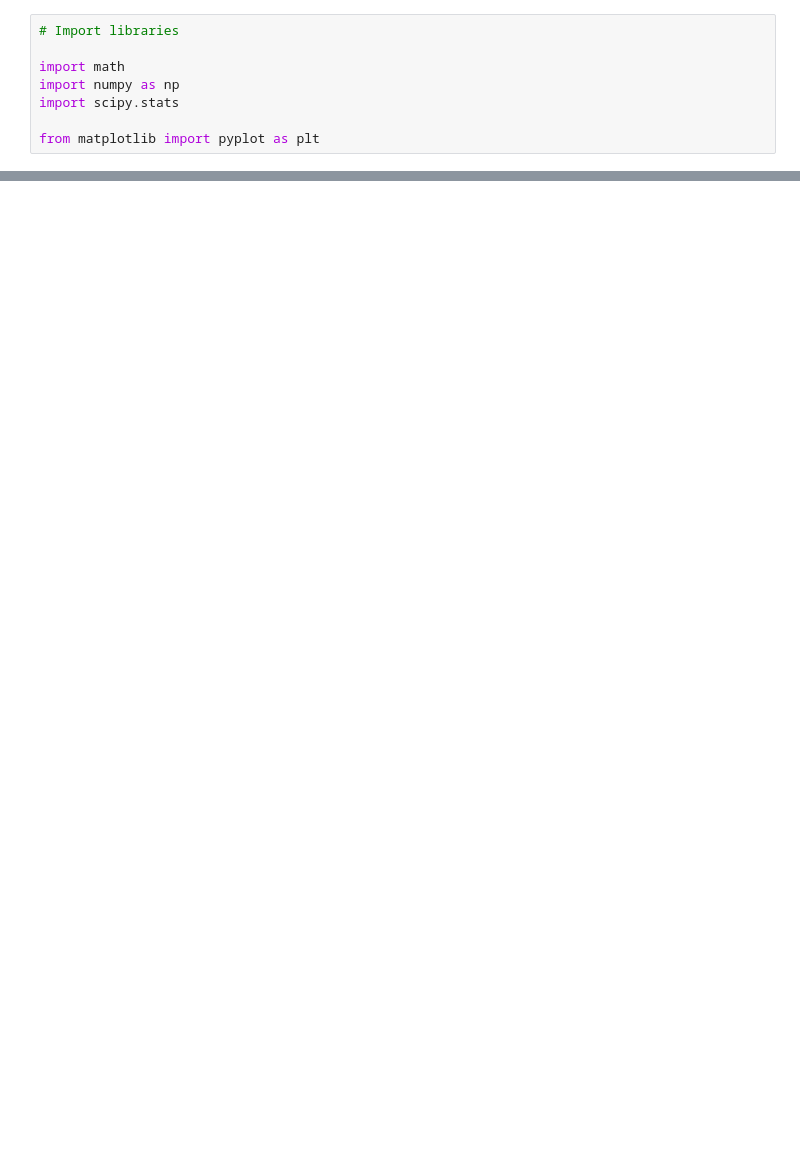
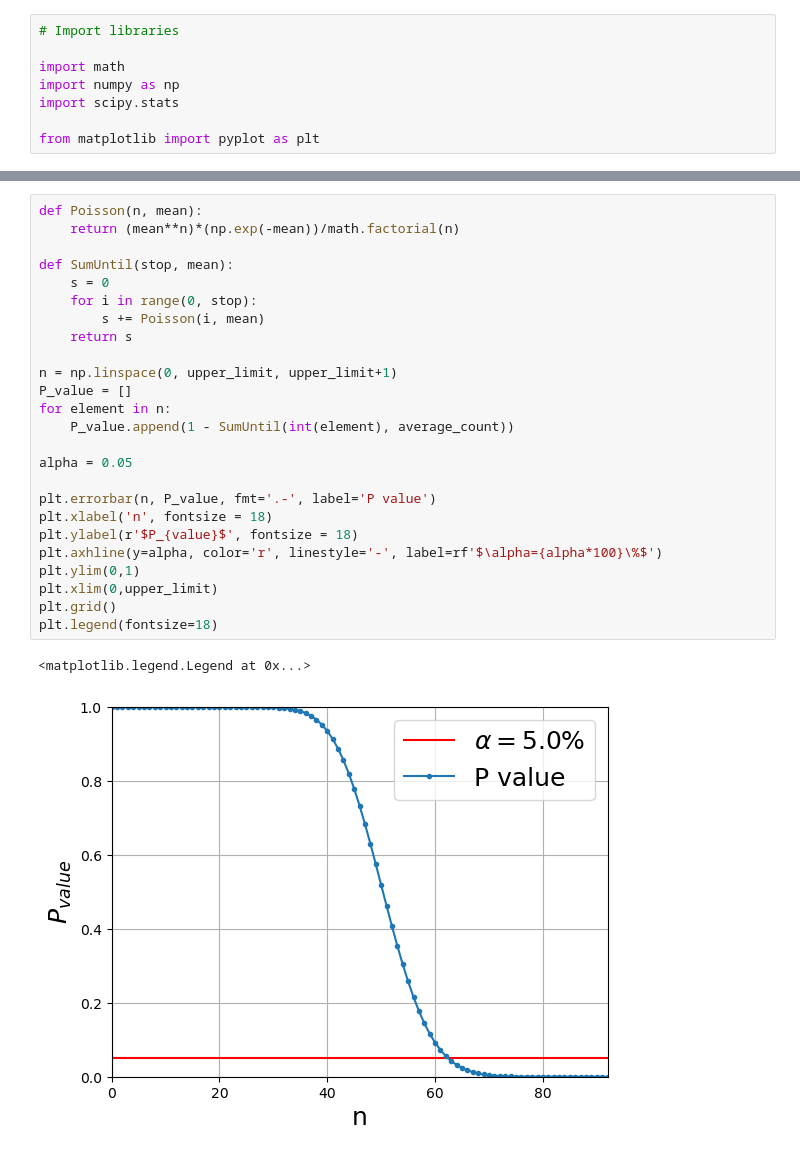
Before and after one commit to frassix/GLACIER_muon_telescope, a Jupyter notebook: simulation/signal_noise_ratio.ipynb, the cells around one changed output, grey strips where cells are left out. Drawn from its saved outputs; the diff is of its cells as text; blank space fills up the shorter version.

```diff
--- a/simulation/signal_noise_ratio.ipynb
+++ b/simulation/signal_noise_ratio.ipynb
@@ -39,0 +43,28 @@ Probability of finding count >= 150.0: 1.88e-06
+# %%
+def Poisson(n, mean):
+    return (mean**n)*(np.exp(-mean))/math.factorial(n)
+
+def SumUntil(stop, mean):
+    s = 0
+    for i in range(0, stop):
+        s += Poisson(i, mean)
+    return s
+
+n = np.linspace(0, upper_limit, upper_limit+1)
+P_value = []
+for element in n:
+    P_value.append(1 - SumUntil(int(element), average_count))
+
+alpha = 0.05
+
+plt.errorbar(n, P_value, fmt='.-', label='P value')
+plt.xlabel('n', fontsize = 18)
+plt.ylabel(r'$P_{value}$', fontsize = 18)
+plt.axhline(y=alpha, color='r', linestyle='-', label=rf'$\alpha={alpha*100}\%$')
+plt.ylim(0,1)
+plt.xlim(0,upper_limit)
+plt.grid()
+plt.legend(fontsize=18)
+# %% [output]
+<matplotlib.legend.Legend at 0x...>
+[figure, added]
```
Also changed, not shown: parts of 3 cells of this notebook.
